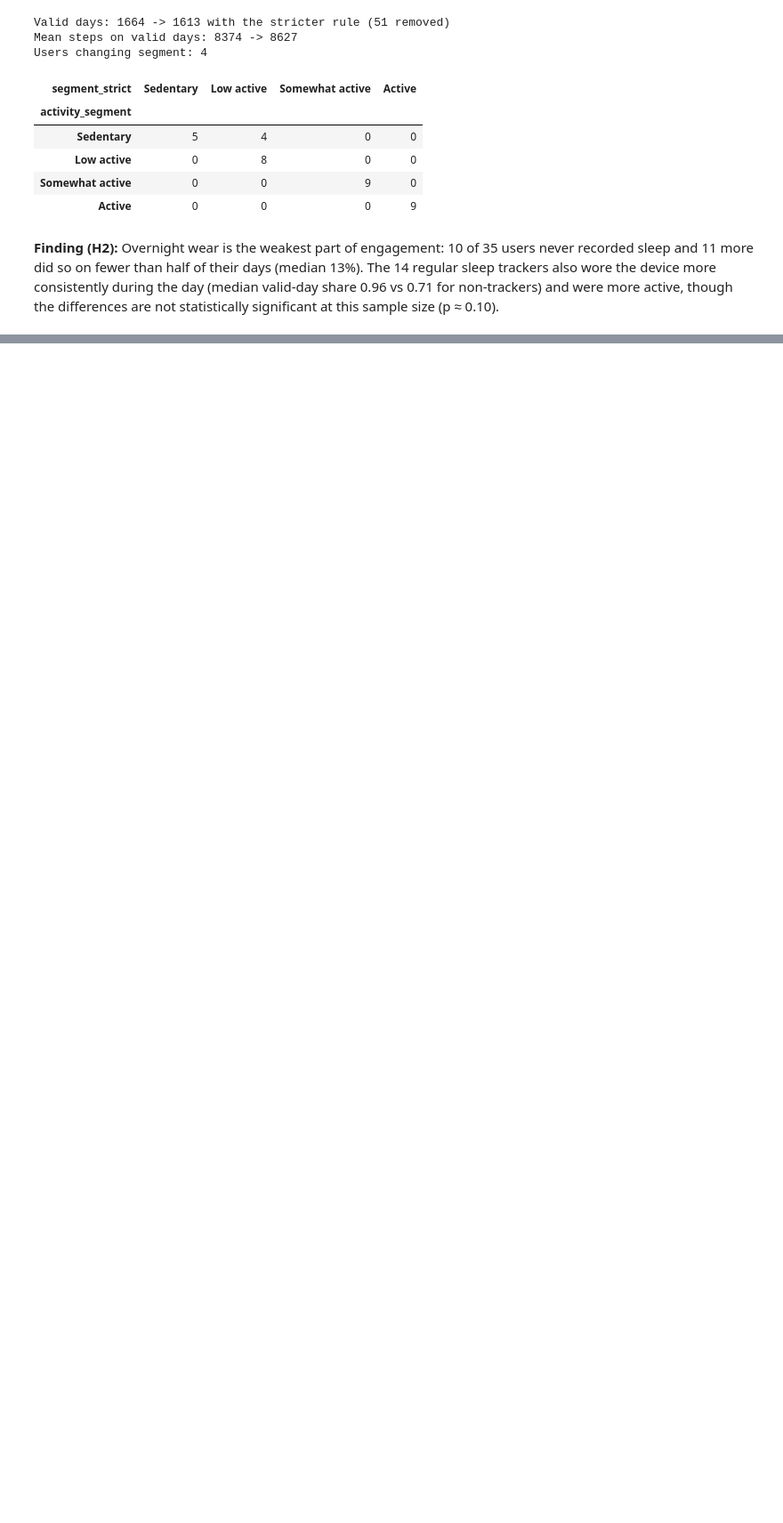
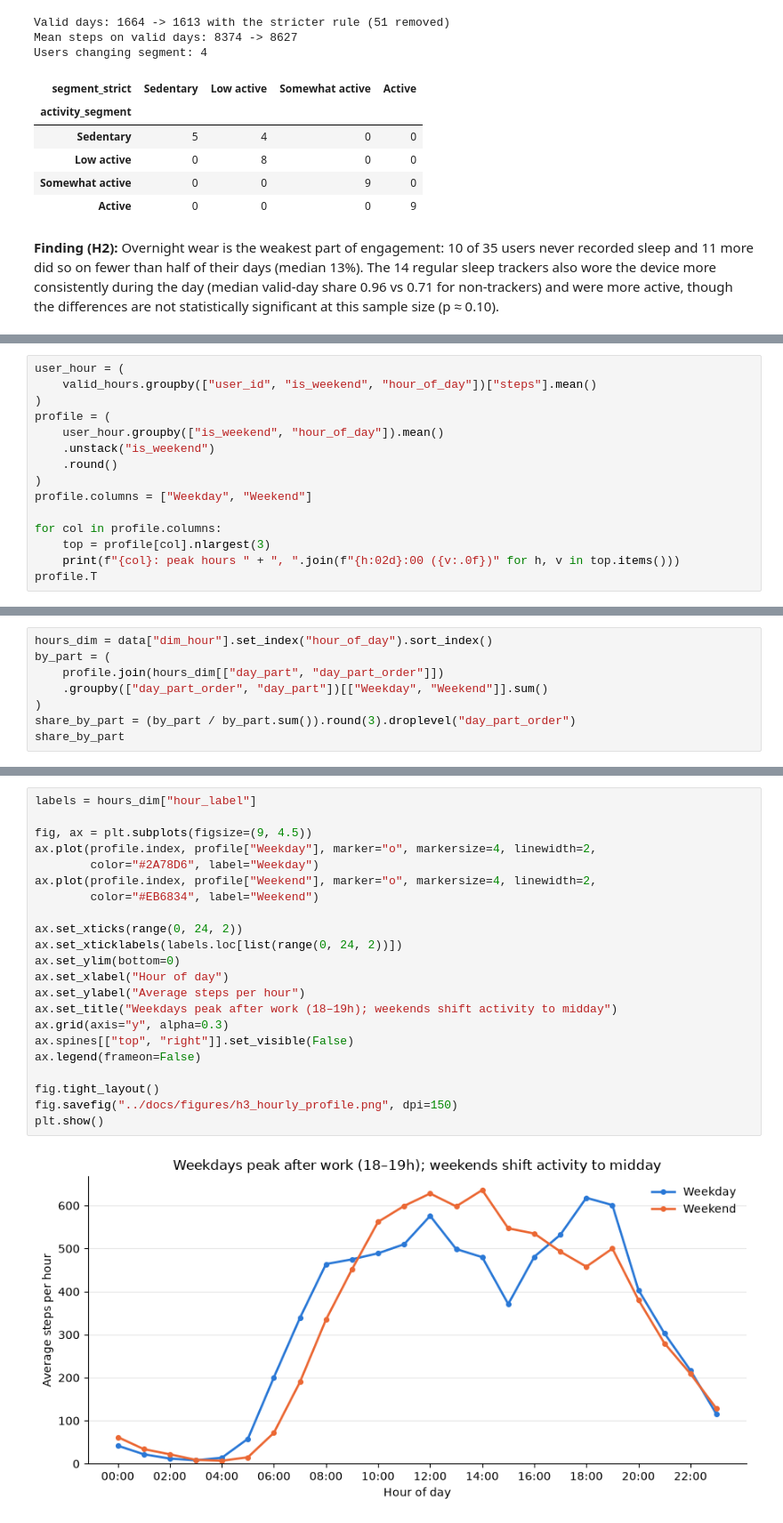
Before and after one commit to tymonbb/bellabeat_case_study, a Jupyter notebook: notebooks/analysis.ipynb, the cells around one changed output, grey strips where cells are left out. Shown at 89% size. Drawn from its saved outputs; the diff is of its cells as text; blank space fills up the shorter version.

```diff
--- a/notebooks/analysis.ipynb
+++ b/notebooks/analysis.ipynb
@@ -286,0 +300,15 @@ the differences are not statistically significant at this sample size (p ≈ 0.1
+# %%
+user_hour = (
+    valid_hours.groupby(["user_id", "is_weekend", "hour_of_day"])["steps"].mean()
+)
+profile = (
+    user_hour.groupby(["is_weekend", "hour_of_day"]).mean()
+    .unstack("is_weekend")
+    .round()
+)
+profile.columns = ["Weekday", "Weekend"]
+
+for col in profile.columns:
+    top = profile[col].nlargest(3)
+    print(f"{col}: peak hours " + ", ".join(f"{h:02d}:00 ({v:.0f})" for h, v in top.items()))
+profile.T
@@ -286,0 +322,8 @@ the differences are not statistically significant at this sample size (p ≈ 0.1
+# %%
+hours_dim = data["dim_hour"].set_index("hour_of_day").sort_index()
+by_part = (
+    profile.join(hours_dim[["day_part", "day_part_order"]])
+    .groupby(["day_part_order", "day_part"])[["Weekday", "Weekend"]].sum()
+)
+share_by_part = (by_part / by_part.sum()).round(3).droplevel("day_part_order")
+share_by_part
@@ -286,0 +337,24 @@ the differences are not statistically significant at this sample size (p ≈ 0.1
+# %%
+labels = hours_dim["hour_label"]
+
+fig, ax = plt.subplots(figsize=(9, 4.5))
+ax.plot(profile.index, profile["Weekday"], marker="o", markersize=4, linewidth=2,
+        color="#2A78D6", label="Weekday")
+ax.plot(profile.index, profile["Weekend"], marker="o", markersize=4, linewidth=2,
+        color="#EB6834", label="Weekend")
+
+ax.set_xticks(range(0, 24, 2))
+ax.set_xticklabels(labels.loc[list(range(0, 24, 2))])
+ax.set_ylim(bottom=0)
+ax.set_xlabel("Hour of day")
+ax.set_ylabel("Average steps per hour")
+ax.set_title("Weekdays peak after work (18–19h); weekends shift activity to midday")
+ax.grid(axis="y", alpha=0.3)
+ax.spines[["top", "right"]].set_visible(False)
+ax.legend(frameon=False)
+
+fig.tight_layout()
+fig.savefig("../docs/figures/h3_hourly_profile.png", dpi=150)
+plt.show()
+# %% [output]
+[figure, added]
```
Also changed, not shown: parts of 14 cells of this notebook, 2 other files.
